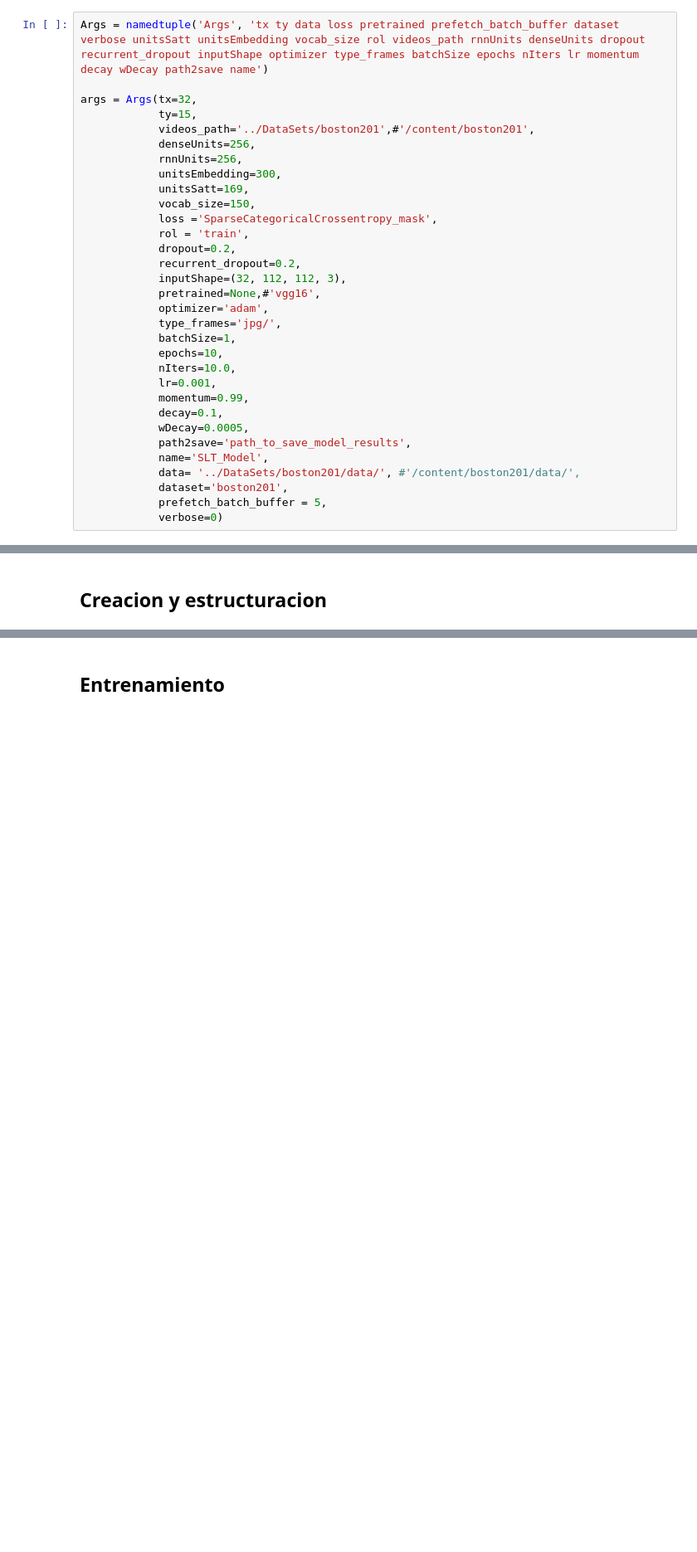
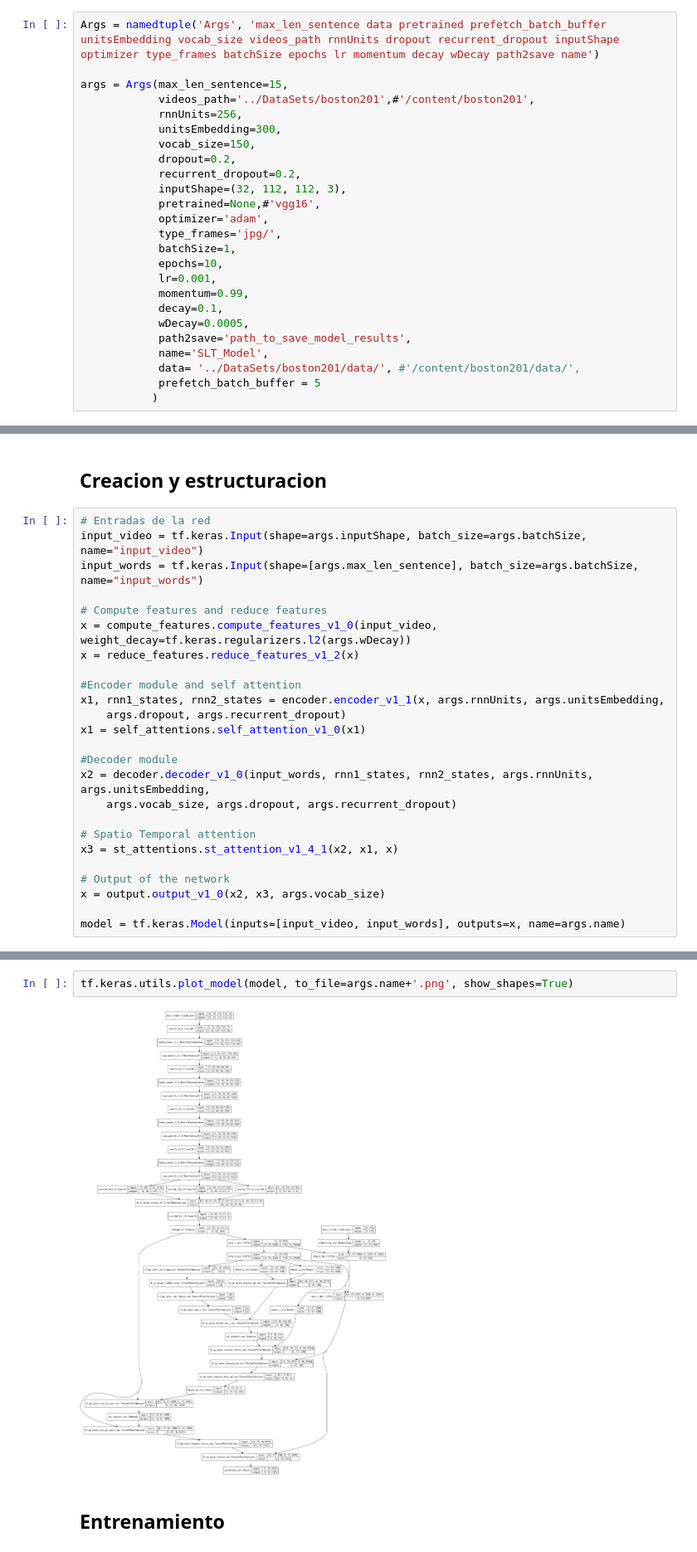
Before and after one commit to MIC10086/SignLanguageTranslation_SLT, a Jupyter notebook: Running_SLT.ipynb, the cells around one changed output, grey strips where cells are left out. Shown: that part at 83% size. Cells and saved outputs as stored; diff of their text form; blank space fills up the shorter version.

Commit message:
Creating model on tensorflow

```diff
--- a/Running_SLT.ipynb
+++ b/Running_SLT.ipynb
@@ -62,18 +73,13 @@ if not SERVER:
 # %% [markdown]
 ## Parametros de la red
 # %%
-Args = namedtuple('Args', 'tx ty data loss pretrained prefetch_batch_buffer dataset verbose unitsSatt unitsEmbedding vocab_size rol videos_path rnnUnits denseUnits dropout recurrent_dropout inputShape optimizer type_frames batchSize epochs nIters lr momentum decay wDecay path2save name')
+Args = namedtuple('Args', 'max_len_sentence data pretrained prefetch_batch_buffer unitsEmbedding vocab_size videos_path rnnUnits dropout recurrent_dropout inputShape optimizer type_frames batchSize epochs lr momentum decay wDecay path2save name')
 
-args = Args(tx=32,
-            ty=15,
+args = Args(max_len_sentence=15,
             videos_path='../DataSets/boston201',#'/content/boston201',
-            denseUnits=256,
             rnnUnits=256,
             unitsEmbedding=300,
-            unitsSatt=169,
             vocab_size=150,
-            loss ='SparseCategoricalCrossentropy_mask',
-            rol = 'train',
             dropout=0.2,
             recurrent_dropout=0.2,
             inputShape=(32, 112, 112, 3),
@@ -82,7 +88,6 @@ args = Args(tx=32,
             type_frames='jpg/',
             batchSize=1,
             epochs=10,
-            nIters=10.0,
             lr=0.001,
             momentum=0.99,
             decay=0.1,
@@ -90,9 +95,8 @@ args = Args(tx=32,
             path2save='path_to_save_model_results',
             name='SLT_Model',
             data= '../DataSets/boston201/data/', #'/content/boston201/data/',
-            dataset='boston201',
-            prefetch_batch_buffer = 5,
-            verbose=0)
+            prefetch_batch_buffer = 5
+           )
 # %% [markdown]
 ## Preparacion datos
 # %%
@@ -121,3 +125,28 @@ Completed
 Creating the table paths for flow_from_tablePaths ..
 # %% [markdown]
 ## Creacion y estructuracion
+# %%
+# Entradas de la red
+input_video = tf.keras.Input(shape=args.inputShape, batch_size=args.batchSize, name="input_video")
+input_words = tf.keras.Input(shape=[args.max_len_sentence], batch_size=args.batchSize, name="input_words")
+
+# Compute features and reduce features
+x = compute_features.compute_features_v1_0(input_video, weight_decay=tf.keras.regularizers.l2(args.wDecay))
+x = reduce_features.reduce_features_v1_2(x)
+
+#Encoder module and self attention
+x1, rnn1_states, rnn2_states = encoder.encoder_v1_1(x, args.rnnUnits, args.unitsEmbedding,
+    args.dropout, args.recurrent_dropout)
+x1 = self_attentions.self_attention_v1_0(x1)
+
+#Decoder module
+x2 = decoder.decoder_v1_0(input_words, rnn1_states, rnn2_states, args.rnnUnits, args.unitsEmbedding,
+    args.vocab_size, args.dropout, args.recurrent_dropout)
+
+# Spatio Temporal attention
+x3 = st_attentions.st_attention_v1_4_1(x2, x1, x)
+
+# Output of the network
+x = output.output_v1_0(x2, x3, args.vocab_size)
+
+model = tf.keras.Model(inputs=[input_video, input_words], outputs=x, name=args.name)
@@ -124,2 +155,6 @@ Creating the table paths for flow_from_tablePaths ..
+# %%
+tf.keras.utils.plot_model(model, to_file=args.name+'.png', show_shapes=True)
+# %% [output]
+[figure, added]
 # %% [markdown]
 ## Entrenamiento
```
Also changed, not shown: parts of 7 cells of this notebook, 2 other files.
